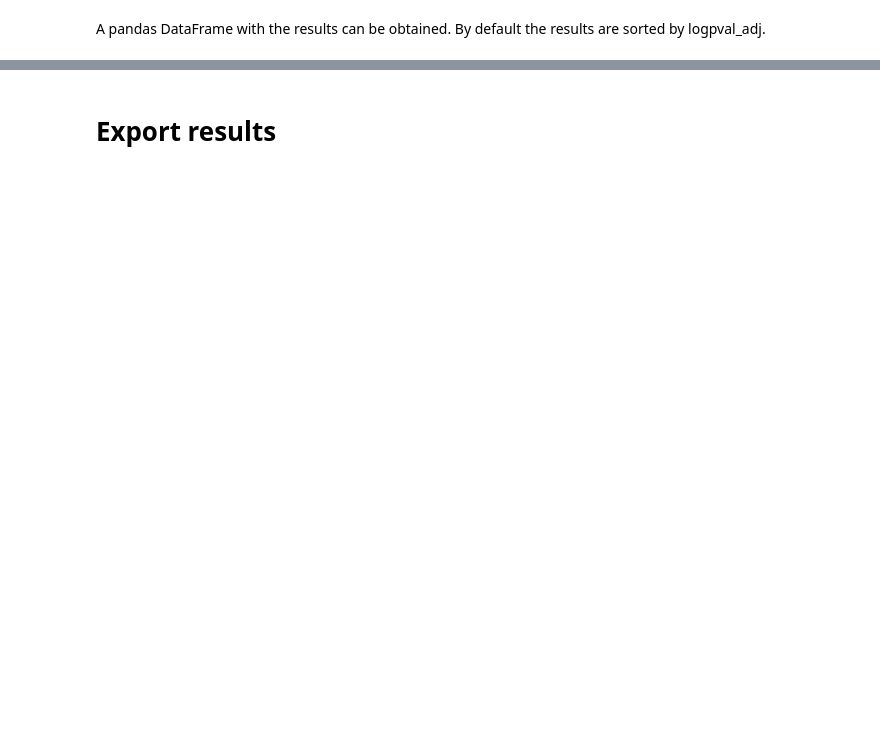
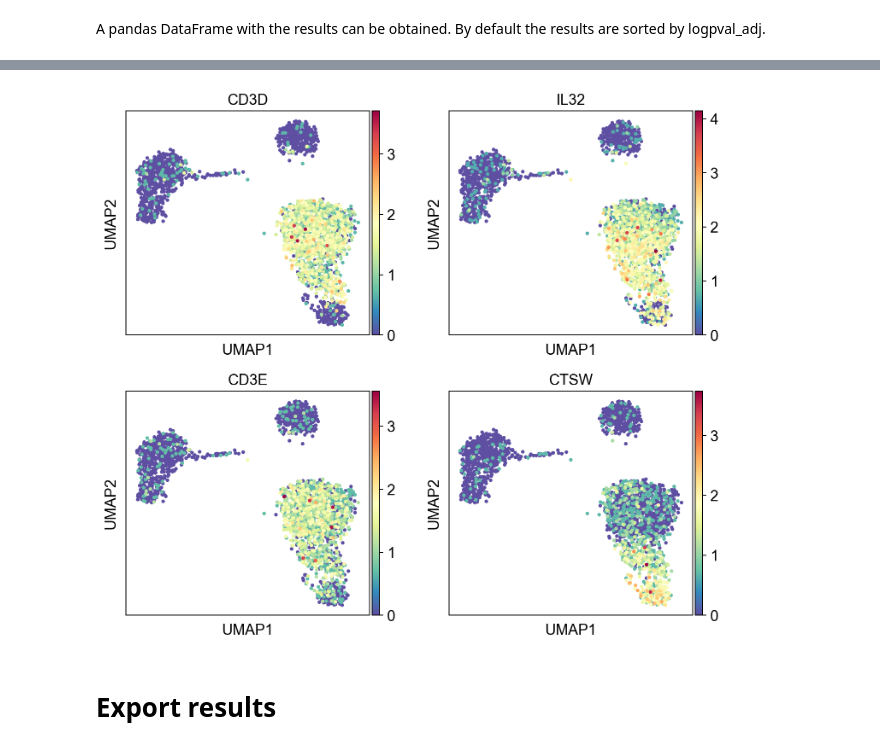
Before and after one commit to ddiez/singleCellHaystack-py, a Jupyter notebook: docs/articles/pbmc3k.ipynb, the cells around one changed output, grey strips where cells are left out. Drawn from its saved outputs; the diff is of its cells as text; code cells hidden in the pictures; blank space fills up the shorter version.

```diff
--- a/docs/articles/pbmc3k.ipynb
+++ b/docs/articles/pbmc3k.ipynb
@@ -87,0 +137,3 @@ sc.pl.umap(adata, color=sum.gene.iloc[:4], ncols=2, cmap="Spectral_r")
+# %%
+mod0 = gene_mods.groupby("cluster").get_group(1)
+mod0.head(4)
@@ -88,3 +146,7 @@ sc.pl.umap(adata, color=sum.gene.iloc[:4], ncols=2, cmap="Spectral_r")
+# %%
+sc.pl.umap(adata, color=mod0.gene.iloc[:4], cmap="Spectral_r", ncols=2)
+# %% [output]
+[figure, added]
 # %% [markdown]
 # Export results
 # %%
```
Also changed, not shown: parts of 19 cells of this notebook.
